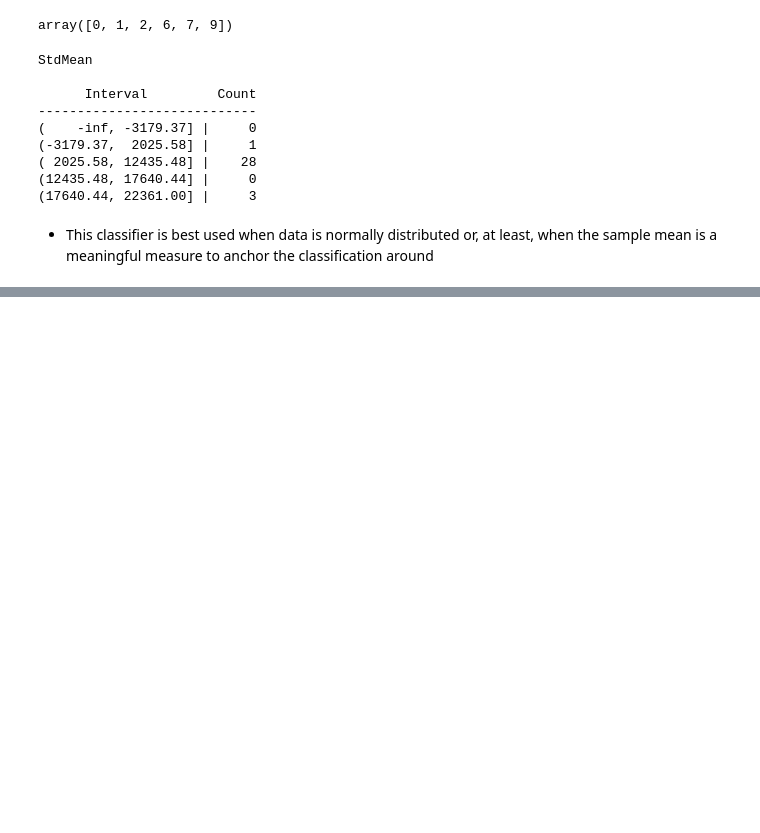
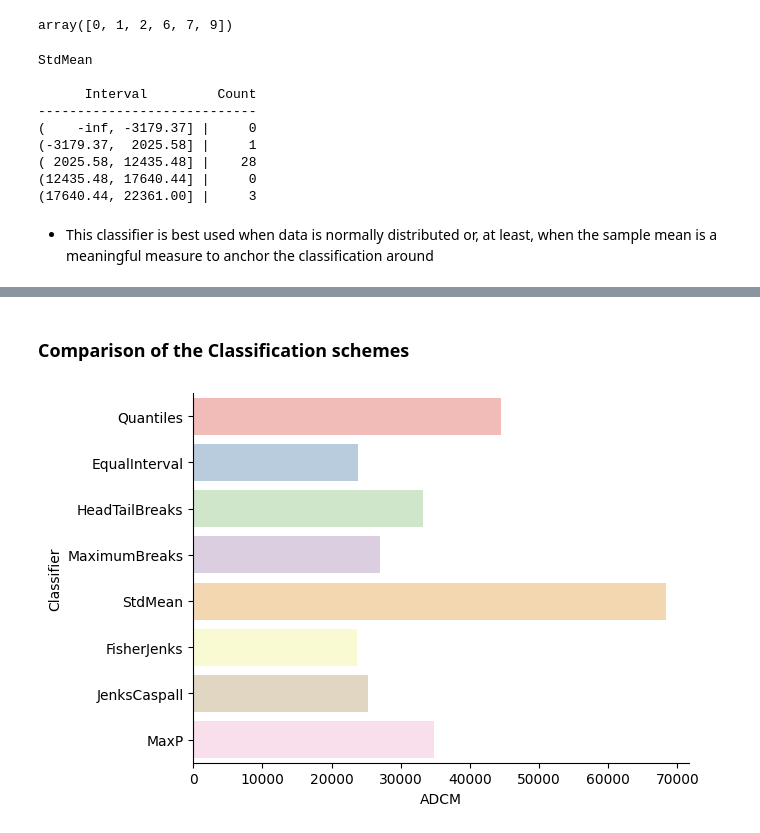
Before and after one commit to Maras13/geographic_data_science, a Jupyter notebook: Spatial_Data_Analysis.ipynb, the cells around one changed output, grey strips where cells are left out. Saved outputs shown, nothing was run; the diff lists cells and outputs as text; code cells hidden in the pictures; blank space fills up the shorter version.

```diff
--- a/Spatial_Data_Analysis.ipynb
+++ b/Spatial_Data_Analysis.ipynb
@@ -152,0 +204,3 @@ StdMean
+# %%
+ht = mapclassify.HeadTailBreaks(mx["PCGDP1940"])
+ht
@@ -152,0 +222,4 @@ StdMean
+# %%
+
+jc5 = mapclassify.JenksCaspall(mx["PCGDP1940"], k=5)
+jc5
@@ -152,0 +240,4 @@ StdMean
+# %%
+
+fj5 = mapclassify.FisherJenks(mx["PCGDP1940"], k=5)
+fj5
@@ -152,0 +256,6 @@ StdMean
+# %%
+#### find more info
+
+
+mp5 = mapclassify.MaxP(mx["PCGDP1940"], k=5)
+mp5
@@ -152,0 +272,2 @@ StdMean
+# %% [markdown]
+### Comparison of the Classification schemes
@@ -152,0 +277,23 @@ StdMean
+# %%
+# Bunch of classifier objects
+
+class5 = q5, ei5, ht, mb5, msd, fj5, jc5, mp5
+
+# Collect ADCM for each classifier
+fits = numpy.array([c.adcm for c in class5])
+
+# Convert ADCM scores to a DataFrame
+adcms = pandas.DataFrame(fits)
+
+# Add classifier names
+adcms["classifier"] = [c.name for c in class5]
+
+# Add column names to the ADCM
+adcms.columns = ["ADCM", "Classifier"]
+ax = seaborn.barplot(
+    y="Classifier", x="ADCM", data=adcms, palette="Pastel1"
+)
+
+seaborn.despine()
+# %% [output]
+[figure, added]
```
Also changed, not shown: parts of 44 cells of this notebook, 1 other file.
